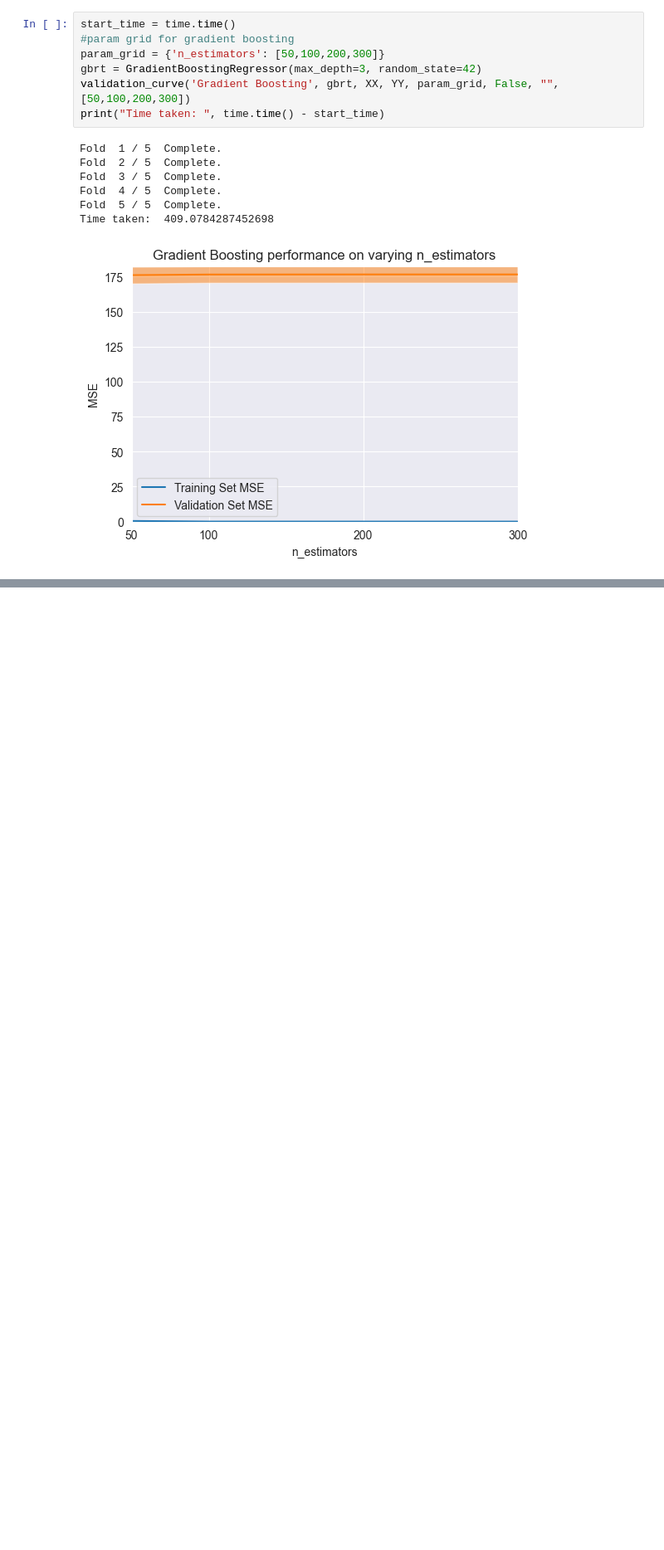
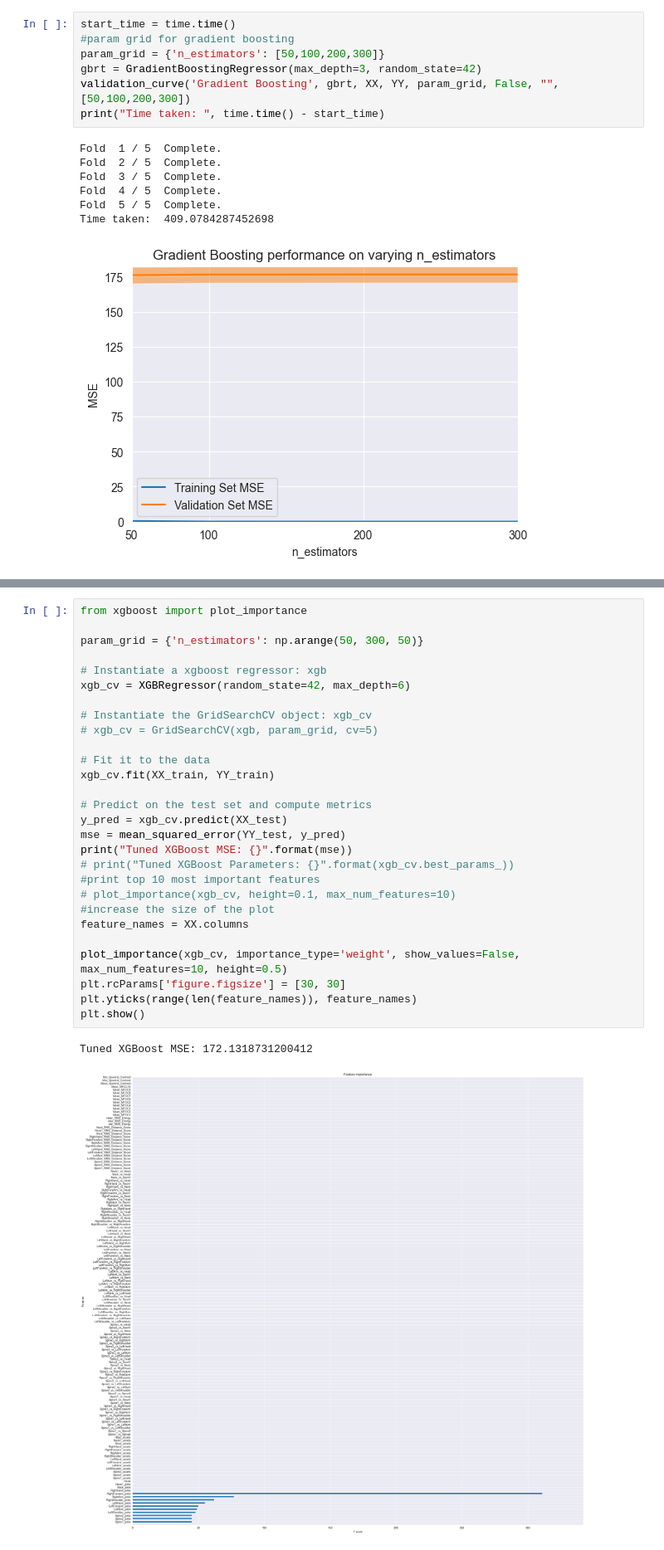
Before and after one commit to vaibhavgoyal212/Auto_QA_gestures, a Jupyter notebook: Models/appropriateness_new_models.ipynb, the cells around one changed output, grey strips where cells are left out. Shown at 83% size. Cells and saved outputs as stored; diff of their text form; blank space fills up the shorter version.

```diff
--- a/Models/appropriateness_new_models.ipynb
+++ b/Models/appropriateness_new_models.ipynb
@@ -707,0 +714,31 @@ Tuned XGBoost MSE: 192.26439578048536
+# %%
+from xgboost import plot_importance
+
+param_grid = {'n_estimators': np.arange(50, 300, 50)}
+
+# Instantiate a xgboost regressor: xgb
+xgb_cv = XGBRegressor(random_state=42, max_depth=6)
+
+# Instantiate the GridSearchCV object: xgb_cv
+# xgb_cv = GridSearchCV(xgb, param_grid, cv=5)
+
+# Fit it to the data
+xgb_cv.fit(XX_train, YY_train)
+
+# Predict on the test set and compute metrics
+y_pred = xgb_cv.predict(XX_test)
+mse = mean_squared_error(YY_test, y_pred)
+print("Tuned XGBoost MSE: {}".format(mse))
+# print("Tuned XGBoost Parameters: {}".format(xgb_cv.best_params_))
+#print top 10 most important features
+# plot_importance(xgb_cv, height=0.1, max_num_features=10)
+#increase the size of the plot
+feature_names = XX.columns
+
+plot_importance(xgb_cv, importance_type='weight', show_values=False, max_num_features=10, height=0.5)
+plt.rcParams['figure.figsize'] = [30, 30]
+plt.yticks(range(len(feature_names)), feature_names)
+plt.show()
+# %% [output]
+Tuned XGBoost MSE: 172.1318731200412
+[figure, added]
```
Also changed, not shown: parts of 13 cells of this notebook, 7 other files.
